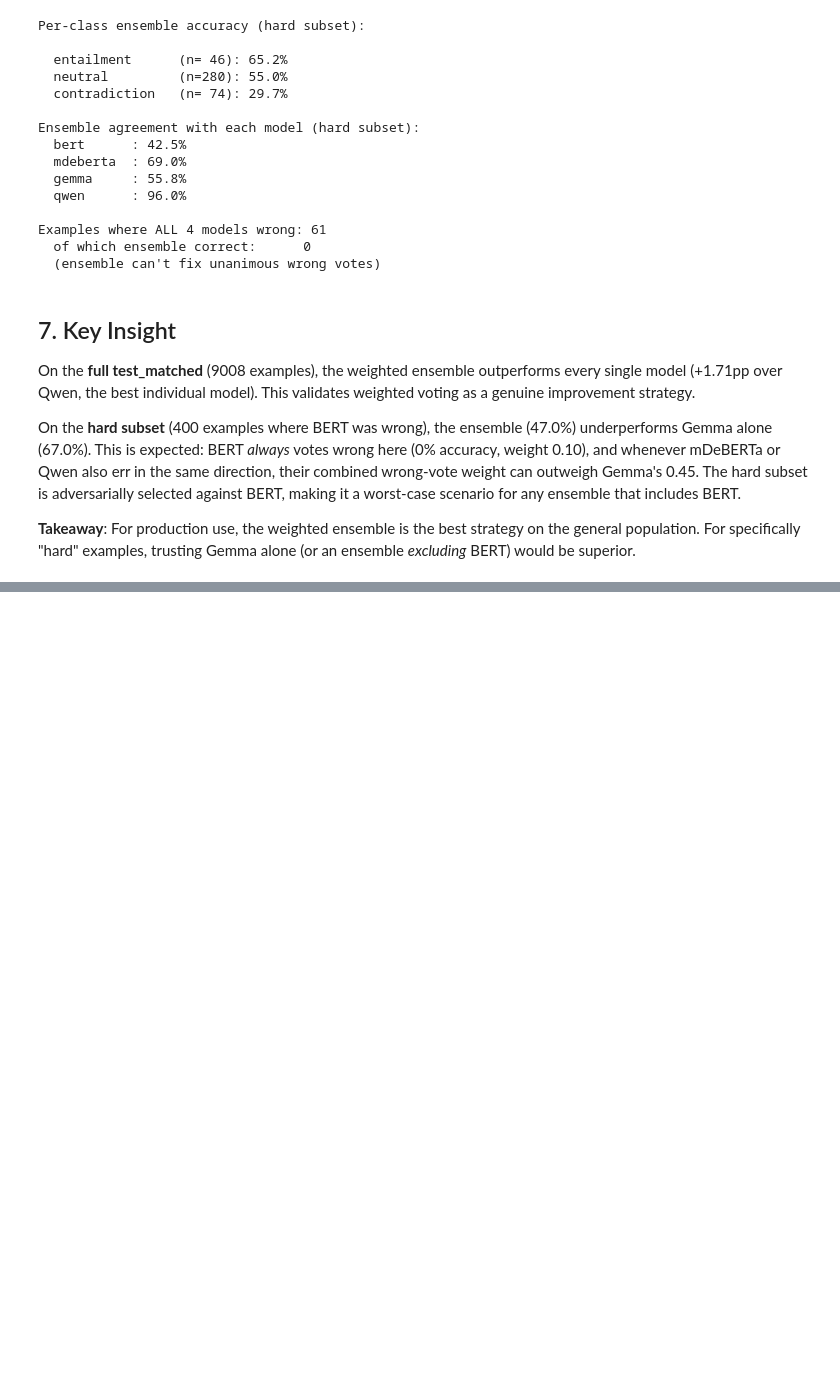
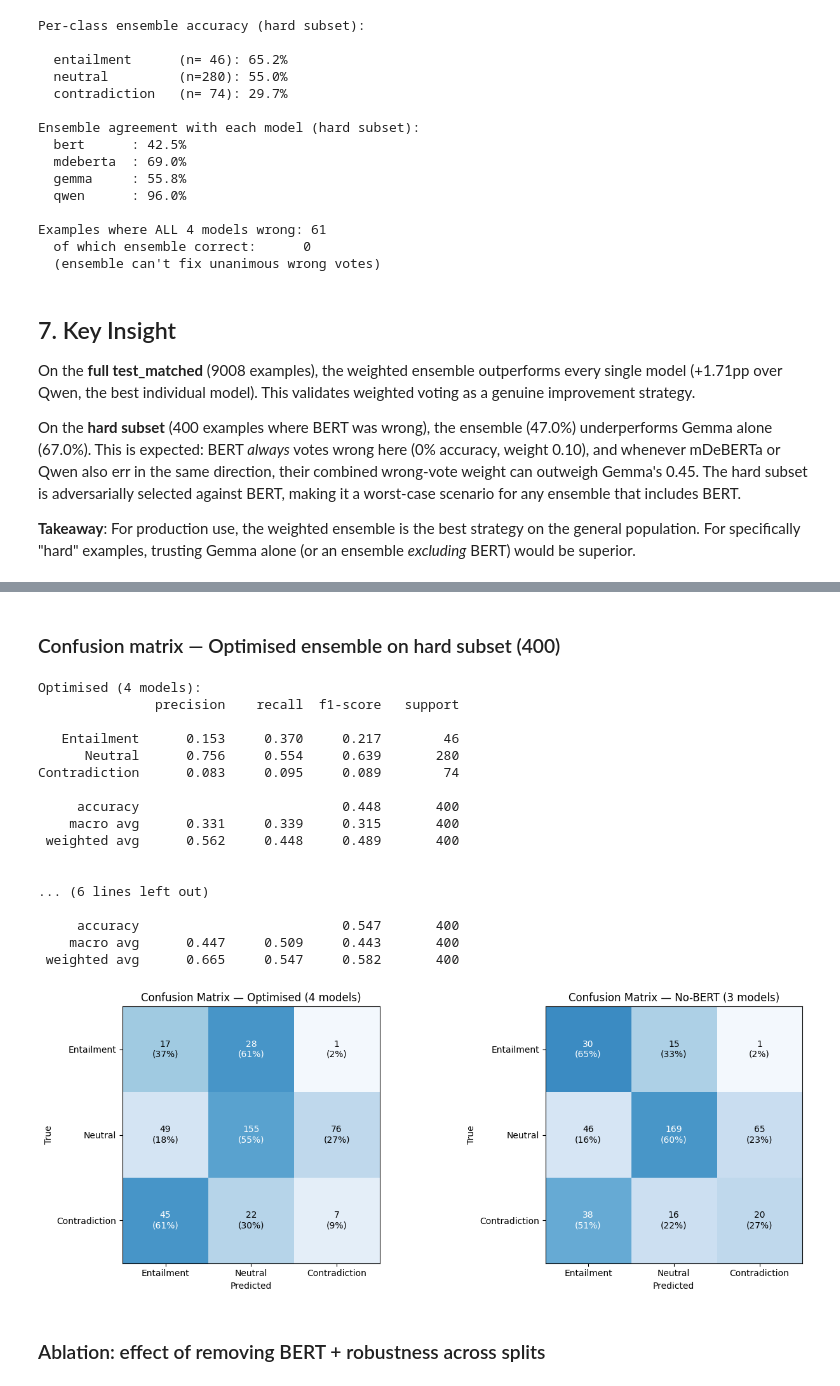
Before and after one commit to yilmazzey/NLP-NLI, a Jupyter notebook: ensemble/ensemble_attempt.ipynb, the cells around one changed output, grey strips where cells are left out. Saved outputs shown, nothing was run; the diff lists cells and outputs as text; code cells hidden in the pictures; blank space fills up the shorter version.

Commit message:
Add ensemble comparison plots for TrGLUE NLI runs
Made-with: Cursor

```diff
--- a/ensemble/ensemble_attempt.ipynb
+++ b/ensemble/ensemble_attempt.ipynb
@@ -358,0 +1086,65 @@ On the **hard subset** (400 examples where BERT was wrong), the ensemble (47.0%)
+# %% [markdown]
+### Confusion matrix — Optimised ensemble on hard subset (400)
+# %%
+_, _, _, preds_opt_hard = eval_config(CONFIGS["Optimised"], oh_hard, true_hard)
+_, _, _, preds_nobert_hard = eval_config(CONFIGS["No-BERT (opt ratio)"], oh_hard, true_hard)
+
+label_names_list = ["Entailment", "Neutral", "Contradiction"]
+
+fig, axes = None, None
+try:
+    import matplotlib.pyplot as plt
+    fig, axes = plt.subplots(1, 2, figsize=(14, 5))
+except ImportError:
+    pass
+
+for title, preds_h, ax_idx in [
+    ("Optimised (4 models)", preds_opt_hard, 0),
+    ("No-BERT (3 models)", preds_nobert_hard, 1),
+]:
+    cm = confusion_matrix(true_hard, preds_h, labels=[0, 1, 2])
+    cm_pct = cm / cm.sum(axis=1, keepdims=True) * 100
+
+    if fig is not None:
+        ax = axes[ax_idx]
+        im = ax.imshow(cm_pct, cmap="Blues", vmin=0, vmax=100)
+        ax.set_xticks([0, 1, 2]); ax.set_xticklabels(label_names_list)
+        ax.set_yticks([0, 1, 2]); ax.set_yticklabels(label_names_list)
+        ax.set_xlabel("Predicted"); ax.set_ylabel("True")
+        ax.set_title(f"Confusion Matrix — {title}")
+        for i in range(3):
+            for j in range(3):
+                ax.text(j, i, f"{cm[i,j]}\n({cm_pct[i,j]:.0f}%)",
+                        ha="center", va="center",
+                        color="white" if cm_pct[i,j] > 50 else "black", fontsize=10)
+
+    print(f"\n{title}:")
+    print(classification_report(
+        true_hard, preds_h,
+        target_names=label_names_list, digits=3, zero_division=0,
+    ))
+
+if fig is not None:
+    fig.tight_layout()
+    plt.show()
+# %% [output]
+Optimised (4 models):
+               precision    recall  f1-score   support
+
+   Entailment      0.153     0.370     0.217        46
+      Neutral      0.756     0.554     0.639       280
+Contradiction      0.083     0.095     0.089        74
+
+     accuracy                          0.448       400
+    macro avg      0.331     0.339     0.315       400
+ weighted avg      0.562     0.448     0.489       400
+
+
+... (6 lines left out)
+
+     accuracy                          0.547       400
+    macro avg      0.447     0.509     0.443       400
+ weighted avg      0.665     0.547     0.582       400
+[figure, added]
+# %% [markdown]
+### Ablation: effect of removing BERT + robustness across splits
```
Also changed, not shown: parts of 23 cells of this notebook, 10 other files.
